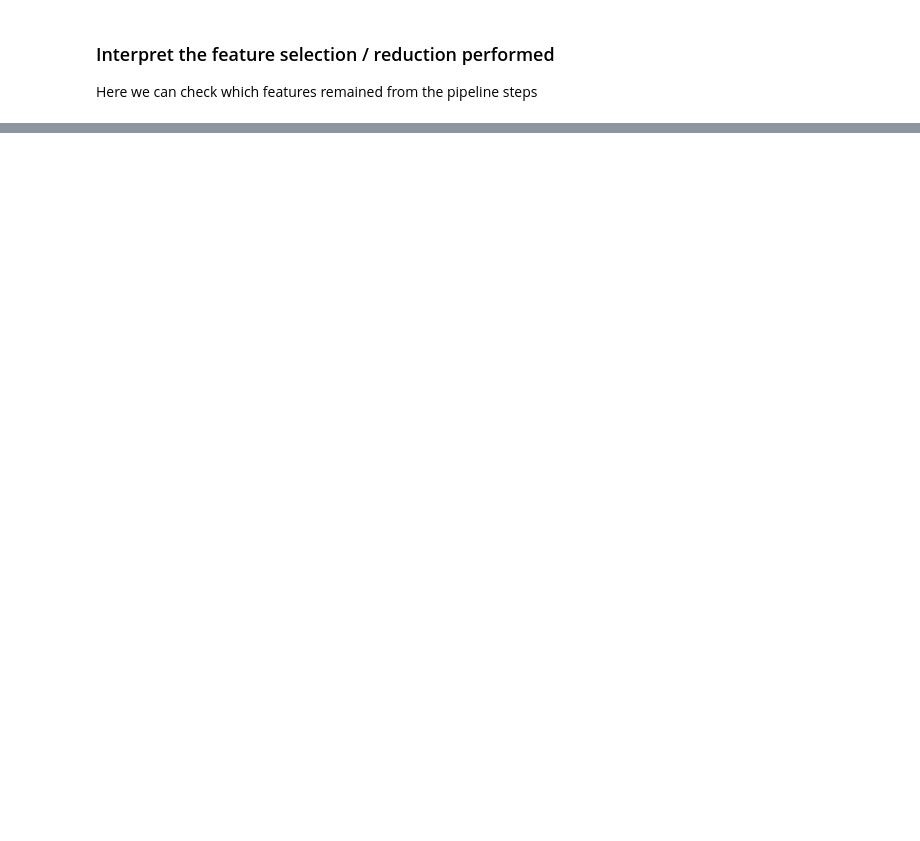
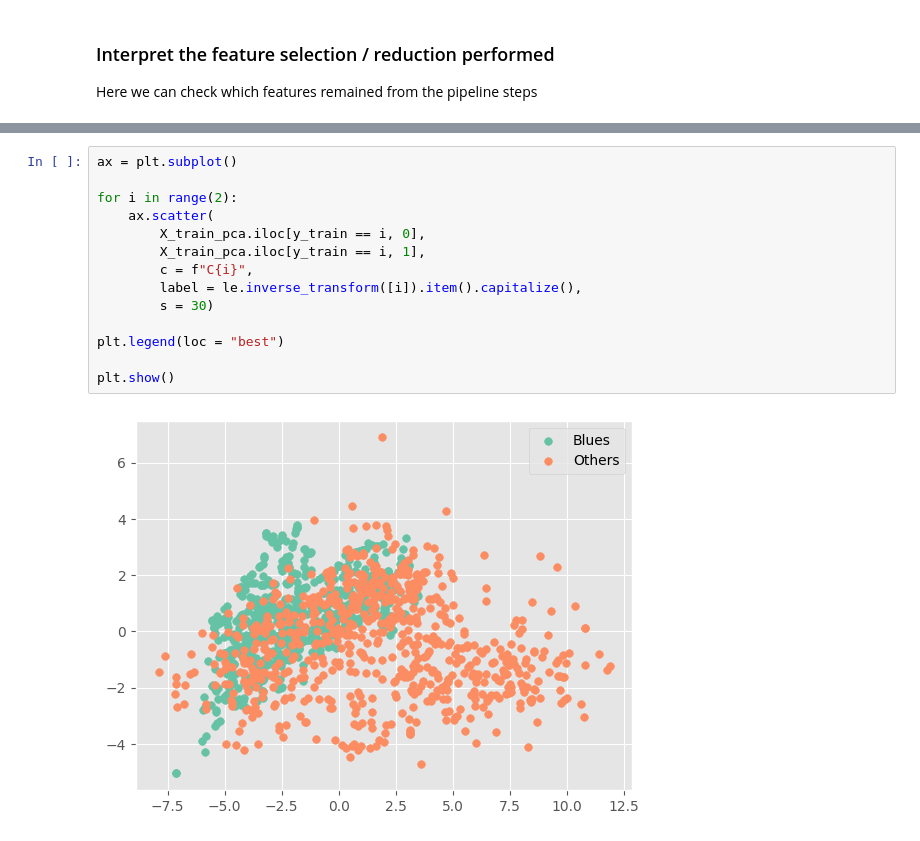
Before and after one commit to maycarlos/music_classification_acb, a Jupyter notebook: notebooks/data_processing.ipynb, the cells around one changed output, grey strips where cells are left out. Drawn from its saved outputs; the diff is of its cells as text; blank space fills up the shorter version.

```diff
--- a/notebooks/data_processing.ipynb
+++ b/notebooks/data_processing.ipynb
@@ -295,0 +259,16 @@ plt.show()
+# %%
+ax = plt.subplot()
+
+for i in range(2):
+    ax.scatter(
+        X_train_pca.iloc[y_train == i, 0],
+        X_train_pca.iloc[y_train == i, 1],
+        c = f"C{i}",
+        label = le.inverse_transform([i]).item().capitalize(),
+        s = 30)
+
+plt.legend(loc = "best")
+
+plt.show()
+# %% [output]
+[figure, added]
```
Also changed, not shown: parts of 52 cells of this notebook, 13 other files.
